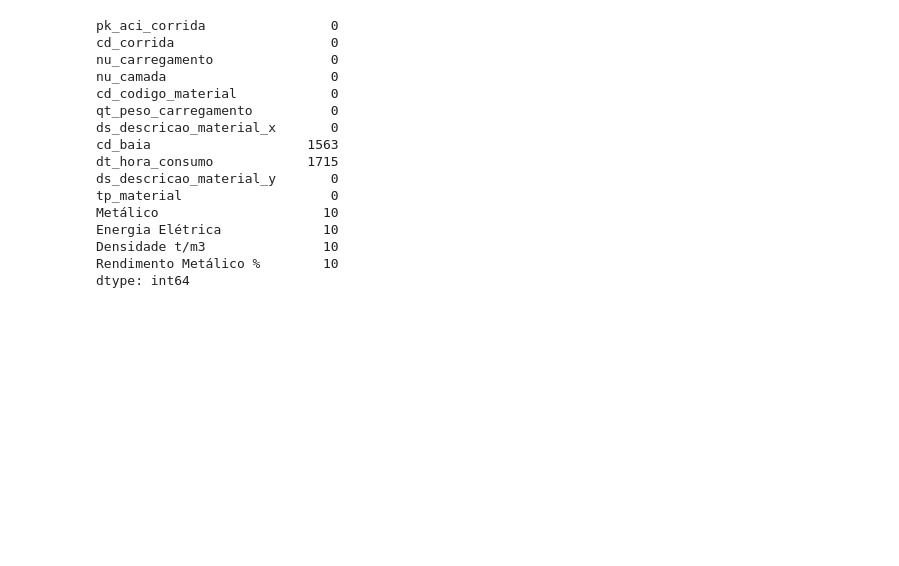
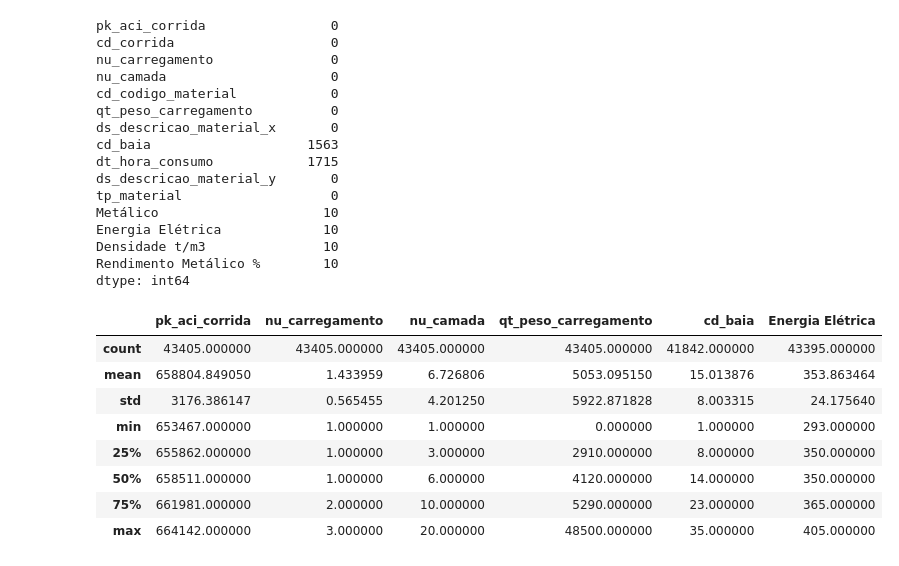
Before and after one commit to mateusfkschenato/bootcamp-data-science, a Jupyter notebook: EDA/testePandas.ipynb, the cells around one changed output. Saved outputs shown, nothing was run; the diff lists cells and outputs as text; code cells hidden in the pictures; blank space fills up the shorter version.

```diff
--- a/EDA/testePandas.ipynb
+++ b/EDA/testePandas.ipynb
@@ -125,3 +125,16 @@ Energia Elétrica             10
 Densidade t/m3               10
 Rendimento Metálico %        10
 dtype: int64
+# %%
+# Exibe as estatísticas descritivas das variáveis numéricas do DataFrame 'base'.
+base.describe()
+# %% [output]
+|  | pk_aci_corrida | nu_carregamento | nu_camada | qt_peso_carregamento | cd_baia | Energia Elétrica |
+| count | 43405.000000 | 43405.000000 | 43405.000000 | 43405.000000 | 41842.000000 | 43395.000000 |
+| mean | 658804.849050 | 1.433959 | 6.726806 | 5053.095150 | 15.013876 | 353.863464 |
+| std | 3176.386147 | 0.565455 | 4.201250 | 5922.871828 | 8.003315 | 24.175640 |
+| min | 653467.000000 | 1.000000 | 1.000000 | 0.000000 | 1.000000 | 293.000000 |
+| 25% | 655862.000000 | 1.000000 | 3.000000 | 2910.000000 | 8.000000 | 350.000000 |
+| 50% | 658511.000000 | 1.000000 | 6.000000 | 4120.000000 | 14.000000 | 350.000000 |
+| 75% | 661981.000000 | 2.000000 | 10.000000 | 5290.000000 | 23.000000 | 365.000000 |
+| max | 664142.000000 | 3.000000 | 20.000000 | 48500.000000 | 35.000000 | 405.000000 |
```
Also changed, not shown: parts of 14 cells of this notebook, 15 other files.
